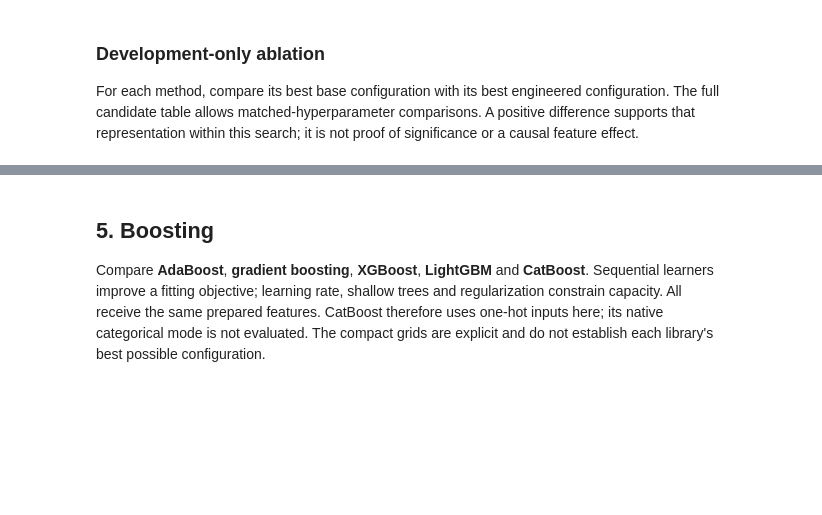
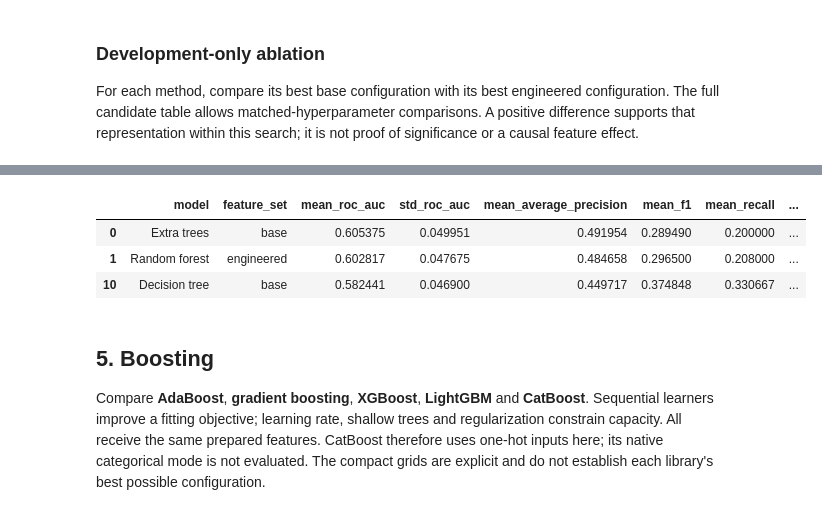
Before and after one commit to Pasansemage/sri-lanka-leptospirosis-ensemble-ml, a Jupyter notebook: notebooks/modelling.ipynb, the cells around one changed output, grey strips where cells are left out. Drawn from its saved outputs; the diff is of its cells as text; code cells hidden in the pictures; blank space fills up the shorter version.

```diff
--- a/notebooks/modelling.ipynb
+++ b/notebooks/modelling.ipynb
@@ -97,5 +238,10 @@ A single **Decision Tree** learns split rules; **Random Forest** averages bootst
 # %%
-display(leaderboard.loc[leaderboard.family.isin(['Tree', 'Bagging']), ['model','feature_set','mean_roc_auc','std_roc_auc','mean_average_precision','mean_f1','mean_recall','mean_brier','mean_train_roc_auc','mean_fit_predict_seconds']])
+display(leaderboard.loc[leaderboard.family.isin(['Randomized trees', 'Tree', 'Bagging']), ['model','feature_set','mean_roc_auc','std_roc_auc','mean_average_precision','mean_f1','mean_recall','mean_brier','mean_train_roc_auc','mean_fit_predict_seconds']])
+# %% [output]
+|  | model | feature_set | mean_roc_auc | std_roc_auc | mean_average_precision | mean_f1 | mean_recall | ... |
+| 0 | Extra trees | base | 0.605375 | 0.049951 | 0.491954 | 0.289490 | 0.200000 | ... |
+| 1 | Random forest | engineered | 0.602817 | 0.047675 | 0.484658 | 0.296500 | 0.208000 | ... |
+| 10 | Decision tree | base | 0.582441 | 0.046900 | 0.449717 | 0.374848 | 0.330667 | ... |
 # %% [markdown]
 ## 5. Boosting
 Compare **AdaBoost**, **gradient boosting**, **XGBoost**, **LightGBM** and **CatBoost**. Sequential learners improve a fitting objective; learning rate, shallow trees and regularization constrain capacity. All receive the same prepared features. CatBoost therefore uses one-hot inputs here; its native categorical mode is not evaluated. The compact grids are explicit and do not establish each library's best possible configuration.
```
Also changed, not shown: parts of 24 cells of this notebook, 32 other files.
